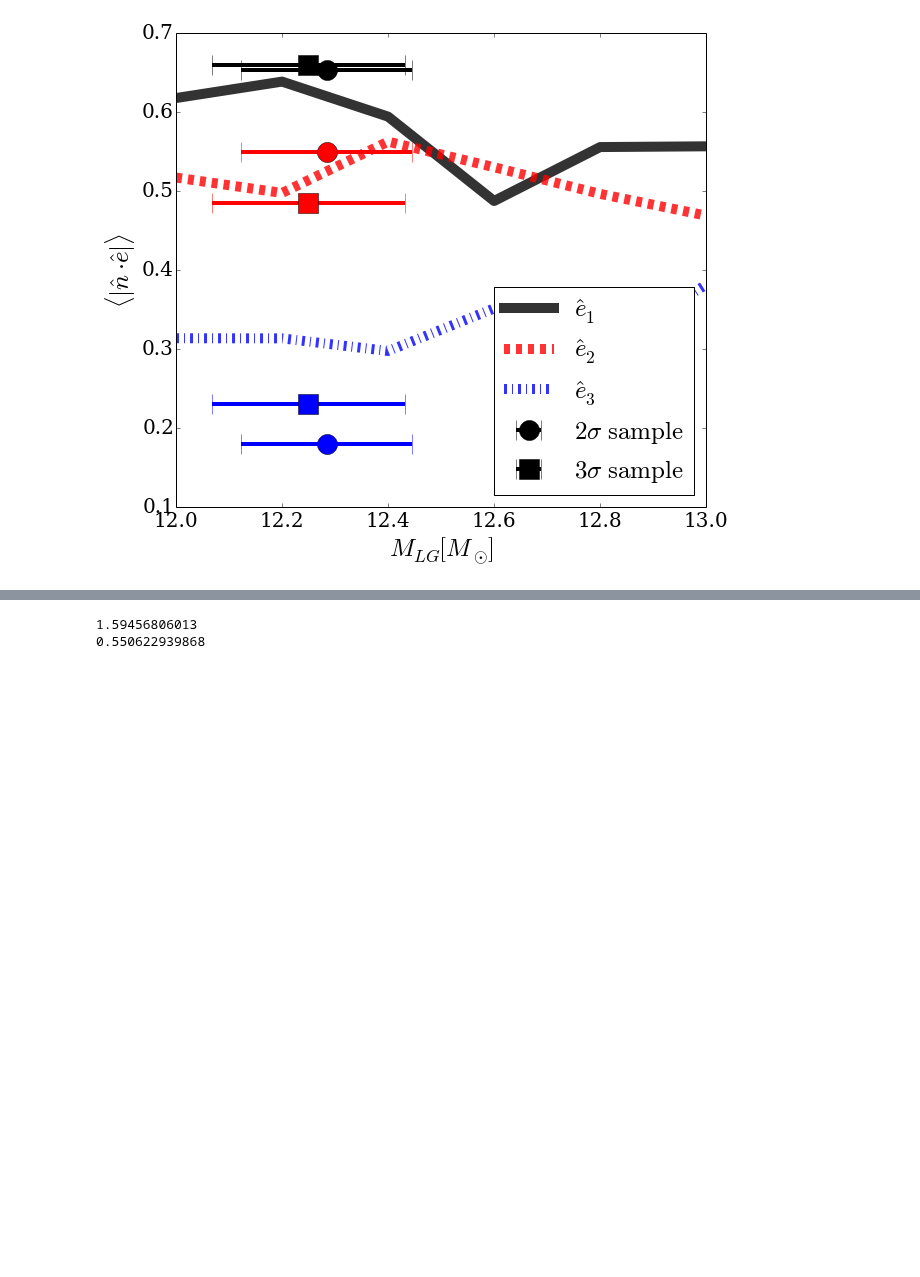
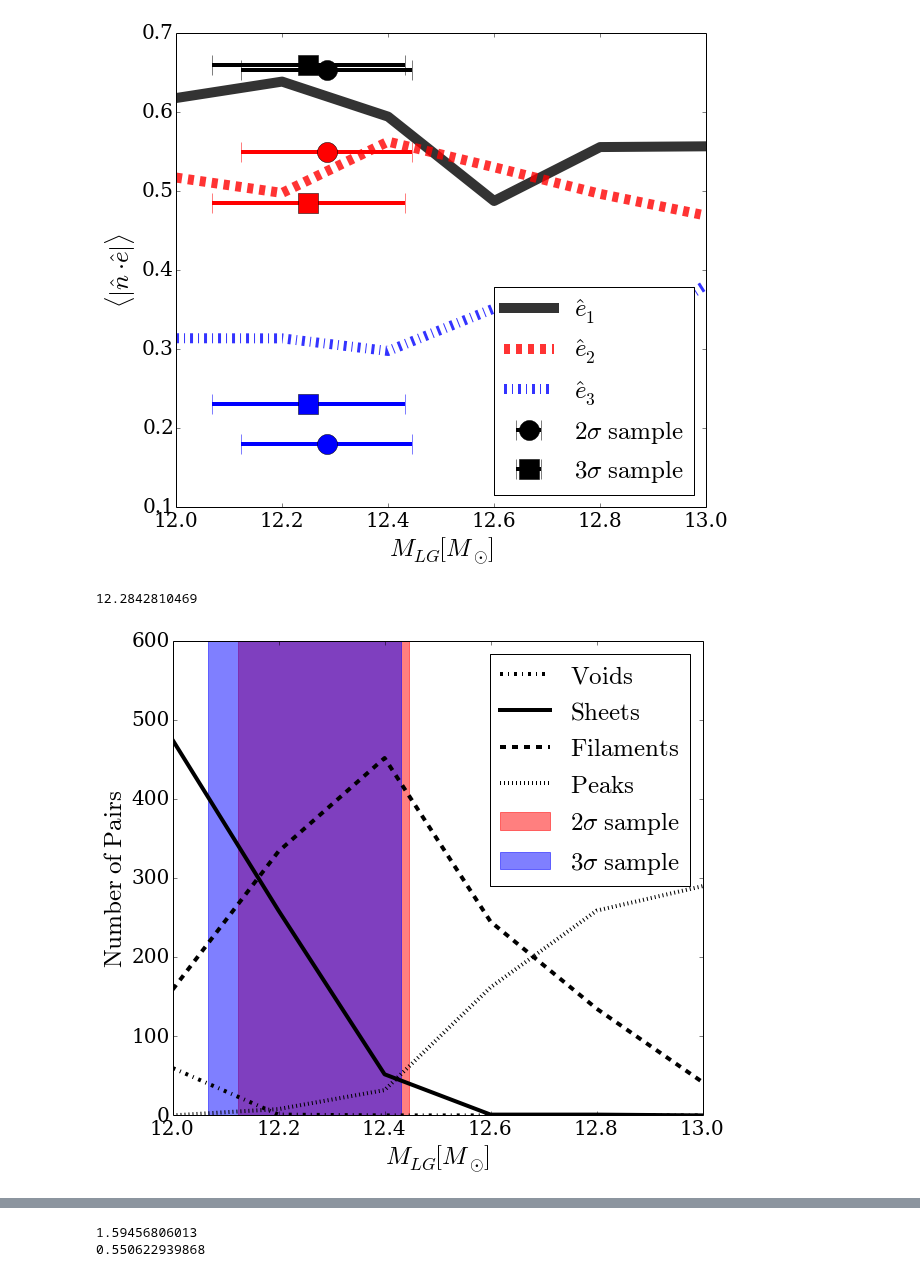
Before and after one commit to forero/LGEnvironment, a Jupyter notebook: code/MassDependencies.ipynb, the cells around one changed output, grey strips where cells are left out. Cells and saved outputs as stored; diff of their text form; code cells hidden in the pictures; blank space fills up the shorter version.

Commit message:
new plot with the mass dependencies as histograms

```diff
--- a/code/MassDependencies.ipynb
+++ b/code/MassDependencies.ipynb
@@ -199,6 +199,6 @@ min_mass, max_mass 12.9 13.1
 290 42 0 0
 0.873493975904 0.126506024096 0.0 0.0
 # %%
-`stats_2S = median_in_mass_bin(halo_data_2S, web_data_2S)
+stats_2S = median_in_mass_bin(halo_data_2S, web_data_2S)
 stats_3S = median_in_mass_bin(halo_data_3S, web_data_3S)
 # %% [output]
@@ -248,6 +252,38 @@ savefig(filename + '.png',format = 'png', transparent=True)
 # %% [output]
 (12.284281046917721, 0.16091138155643067, 0.65309607057798846, 0.54962407038523953, 0.18045470025058219, 1.1099904565217396, 0.5219725601319315, 0.39038454307997777, 0.29981186954672701, 0.12624838097 ...
 [figure]
+# %%
+fig = figure(figsize=(9.5,8.5))
+ax = axes()
+enlarge_labels(ax)
+ax.set_xlabel("$M_{LG} [M_{\odot}]$",fontsize=25)
+ax.set_ylabel("$\mathrm{Number\ of\ Pairs}$",fontsize=25)
+
+plot(log_mass_center, total_n_void, 'r-.', color='black', linewidth=4.0, label="$\mathrm{Voids}$")
+plot(log_mass_center, total_n_sheet, color='black', linewidth=4.0,label="$\mathrm{Sheets}$")
+plot(log_mass_center, total_n_filament, 'r--', color='black', linewidth=4.0, label="$\mathrm{Filaments}$")
+plot(log_mass_center, total_n_peak, ':', color='black', linewidth=4.0, label="$\mathrm{Peaks}$")
+
+
+ax.axvspan(stats_2S[0]-stats_2S[1], stats_2S[0]+stats_2S[1], alpha=0.5, color='red', label="$2\sigma\ \mathrm{sample}$")
+ax.axvspan(stats_3S[0]-stats_3S[1], stats_3S[0]+stats_3S[1], alpha=0.5, color='blue', label="$3\sigma\ \mathrm{sample}$")
+
+print stats_2S[0]
+
+
+ax.legend(loc=0, scatterpoints=1, prop={'size':25}, numpoints=1)
+
+#ax.set_title("$\mathrm{lines:\ general\ sample\ -\ symbols:\ 2\sigma -3\sigma\ samples}$", fontsize=25)
+ax.set_xlim([12.0,13.0])
+ax.set_ylim([0.1,600])
+
+filename="histogram_mass_distro"
+savefig(filename + '.eps',format = 'eps', transparent=True)
+savefig(filename + '.pdf',format = 'pdf', transparent=True)
+savefig(filename + '.png',format = 'png', transparent=True)
+# %% [output]
+12.2842810469
+[figure, added]
 # %%
 fig = figure(figsize=(9.5,8.5))
 ax = axes()
```
Also changed, not shown: parts of 2 cells of this notebook.
